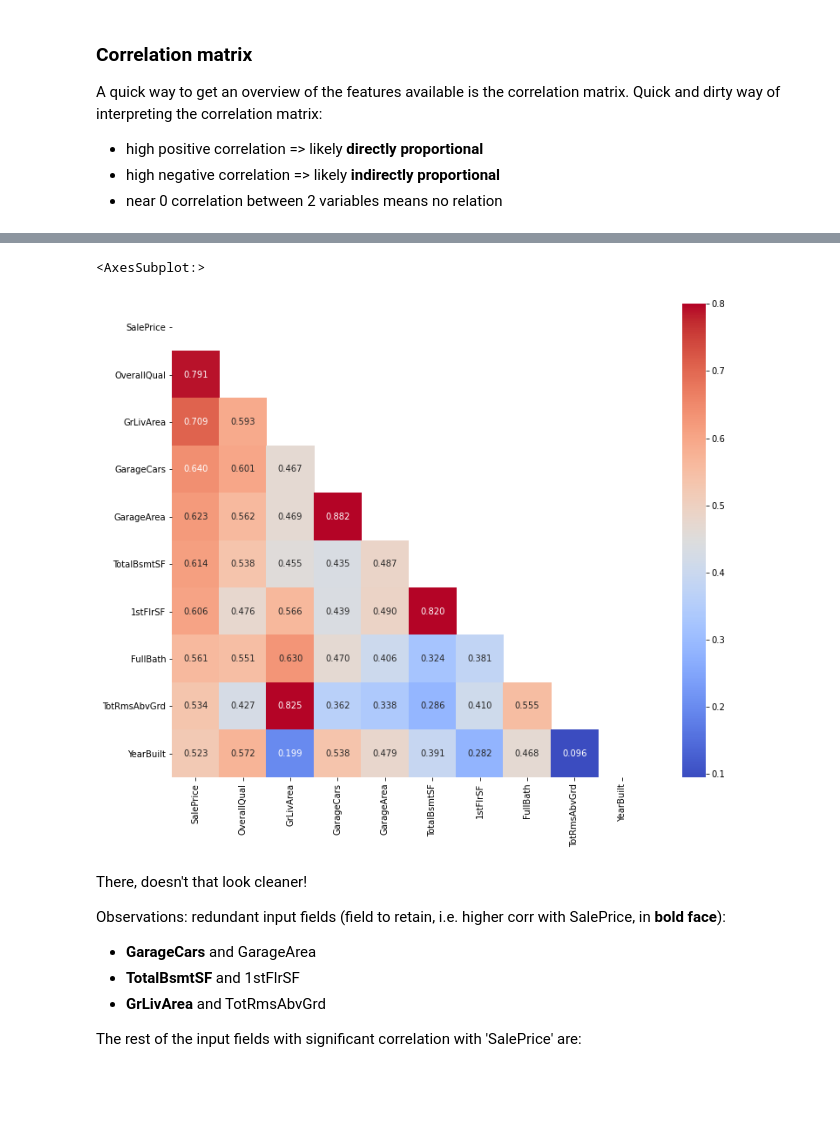
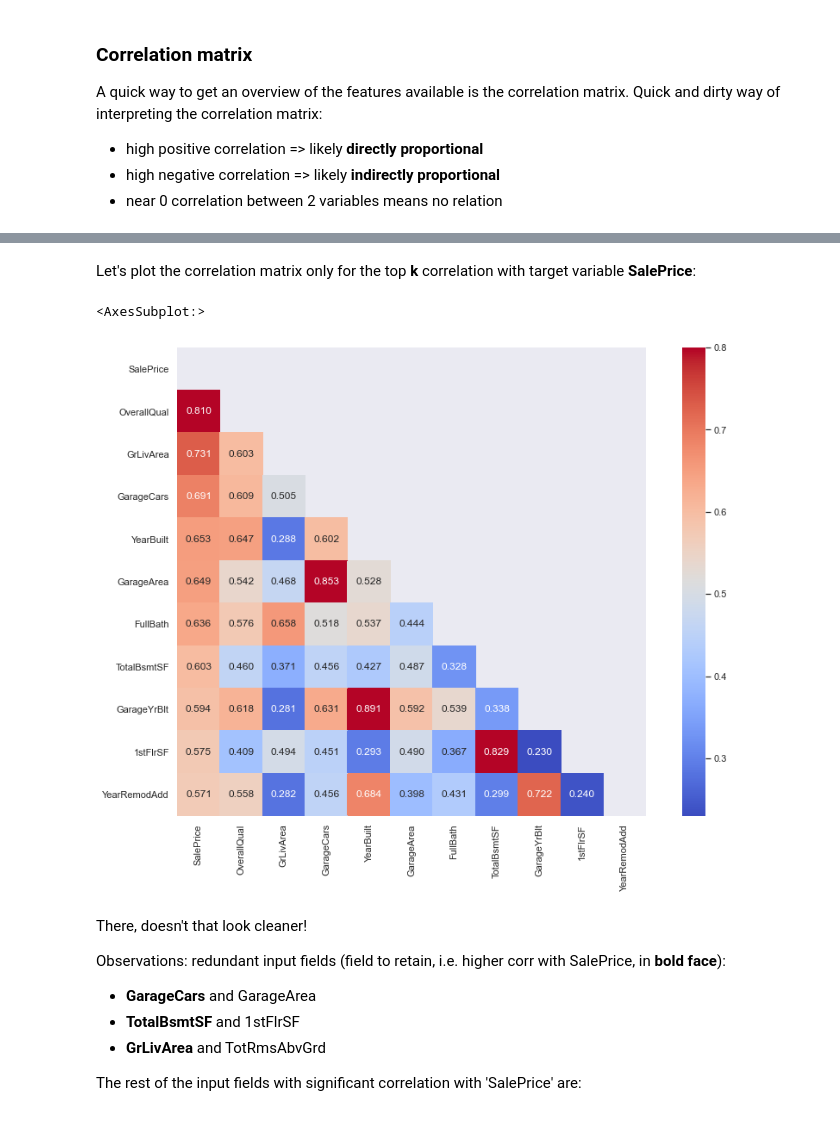
Before and after one commit to jrili/kaggle-house-prices, a Jupyter notebook: house-prices-regression.ipynb, the cells around one changed output, grey strips where cells are left out. Drawn from its saved outputs; the diff is of its cells as text; code cells hidden in the pictures; blank space fills up the shorter version.

Commit message:
Modified correlation matrix computation with an option to sort by correlation wrt a certain field (e.g. "SalePrice")

```diff
--- a/house-prices-regression.ipynb
+++ b/house-prices-regression.ipynb
@@ -53,7 +53,8 @@ test_df.head()
 ## 1.1 The target variable at a glance
 Let's take a look at our target variable, "SalePrice" which is the house selling price in dollars:
 # %%
-train_df['SalePrice'].describe()
+target_variable = 'SalePrice'
+train_df[target_variable].describe()
 # %% [output]
 count      1460.000000
 mean     180921.195890
@@ -255,5 +258,15 @@ How about let's paint the big picture and plot the correlation matrix as a heat
+# %%
+def get_corr_matrix(input_df, method='spearman', sort_by=None):
+    corr_matrix = (input_df).corr(method=method)
+    if sort_by is not None:
+        cols = corr_matrix.sort_values(by=sort_by, ascending=False).index
+        corr_matrix = corr_matrix.loc[cols, cols]
+    return corr_matrix
 # %%
-corr_matrix = (train_df.drop('Id', axis=1)).corr()
+#corr_matrix = (train_df[numerical_fields + [target_variable]]).corr(method='spearman')
+#cols = corr_matrix.sort_values(by=target_variable, ascending=False).index
+#corr_matrix = corr_matrix.loc[cols, cols]
+corr_matrix = get_corr_matrix(train_df[numerical_fields + [target_variable]], sort_by=target_variable)
 mask = np.triu(np.ones_like(corr_matrix, dtype=bool))
 
 f, ax = plt.subplots(figsize=(20, 15))
@@ -266,15 +296,16 @@ The big picture is confusing to look at, but let's focus on tiles in the extreme
+# %% [markdown]
+Let's plot the correlation matrix only for the top **k** correlation with target variable **SalePrice**:
 # %%
-k = 10
-corr_matrix = train_df.corr()
-cols = corr_matrix.nlargest(k, 'SalePrice')['SalePrice'].index
-cm = np.corrcoef(train_df[cols].T)
-mask = np.triu(np.ones_like(cm, dtype=bool))
+k = 11
+cols = corr_matrix.nlargest(k, target_variable)[target_variable].index
+top_corr_matrix = corr_matrix.loc[cols, cols]
+mask = np.triu(np.ones_like(top_corr_matrix, dtype=bool))
 
 f, ax = plt.subplots(figsize=(15, 10))
-sns.heatmap(cm, yticklabels=cols.values, xticklabels=cols.values, square=True, cmap='coolwarm', mask=mask, fmt='.3f', annot=True, vmax=0.8)
+sns.heatmap(top_corr_matrix, yticklabels=cols.values, xticklabels=cols.values, square=True, cmap='coolwarm', mask=mask, fmt='.3f', annot=True, vmax=0.8)
 # %% [output]
 <AxesSubplot:>
-[figure, old version]
+[figure, new version]
 # %% [markdown]
 There, doesn't that look cleaner!
 
```
Also changed, not shown: parts of 20 cells of this notebook.
